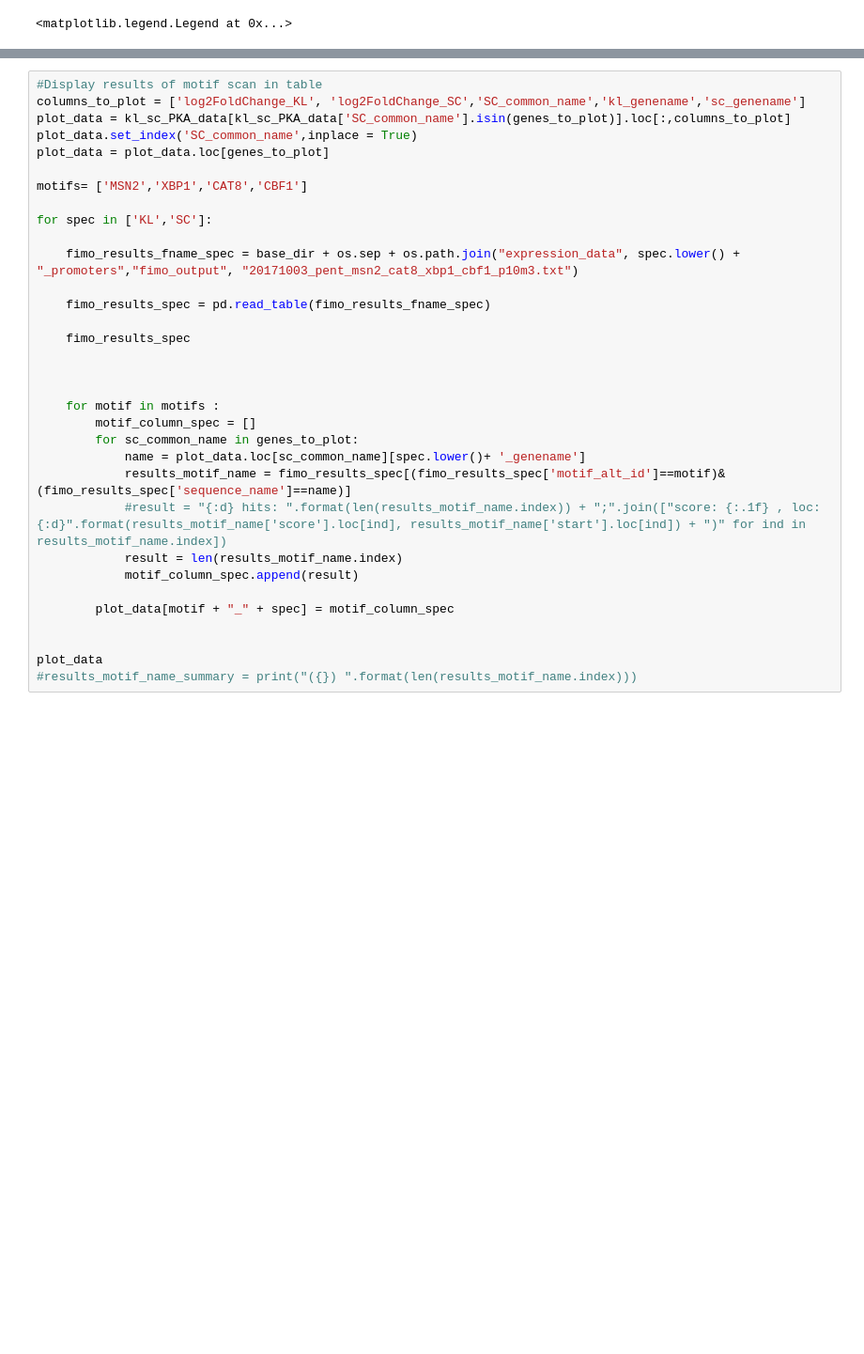
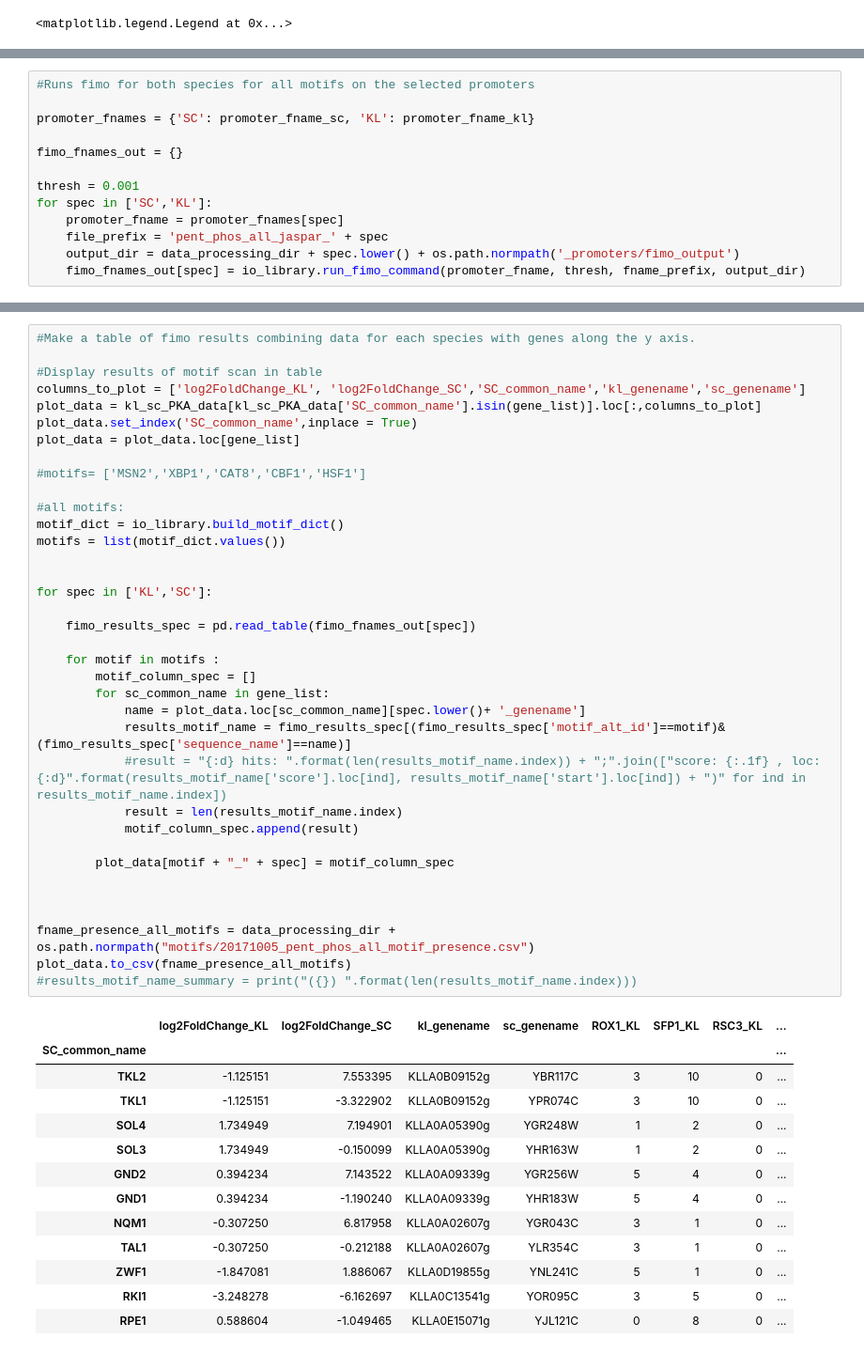
Before and after one commit to heineike02/yeast_esr_expression_analysis, a Jupyter notebook: scripts/20171004_scsigact_analysis.ipynb, the cells around one changed output, grey strips where cells are left out. Shown at 94% size. Cells and saved outputs as stored; diff of their text form; blank space fills up the shorter version.

```diff
--- a/scripts/20171004_scsigact_analysis.ipynb
+++ b/scripts/20171004_scsigact_analysis.ipynb
@@ -251,0 +249,13 @@ with open(fname,'w') as f:
+# %%
+#Runs fimo for both species for all motifs on the selected promoters
+
+promoter_fnames = {'SC': promoter_fname_sc, 'KL': promoter_fname_kl}
+
+fimo_fnames_out = {}
+
+thresh = 0.001
+for spec in ['SC','KL']:
+    promoter_fname = promoter_fnames[spec]
+    file_prefix = 'pent_phos_all_jaspar_' + spec
+    output_dir = data_processing_dir + spec.lower() + os.path.normpath('_promoters/fimo_output')
+    fimo_fnames_out[spec] = io_library.run_fimo_command(promoter_fname, thresh, fname_prefix, output_dir)
@@ -252,33 +289,50 @@ with open(fname,'w') as f:
 # %%
+#Make a table of fimo results combining data for each species with genes along the y axis.
+
 #Display results of motif scan in table
 columns_to_plot = ['log2FoldChange_KL', 'log2FoldChange_SC','SC_common_name','kl_genename','sc_genename']
-plot_data = kl_sc_PKA_data[kl_sc_PKA_data['SC_common_name'].isin(genes_to_plot)].loc[:,columns_to_plot]
+plot_data = kl_sc_PKA_data[kl_sc_PKA_data['SC_common_name'].isin(gene_list)].loc[:,columns_to_plot]
 plot_data.set_index('SC_common_name',inplace = True)
-plot_data = plot_data.loc[genes_to_plot]
+plot_data = plot_data.loc[gene_list]
 
-motifs= ['MSN2','XBP1','CAT8','CBF1']
+#motifs= ['MSN2','XBP1','CAT8','CBF1','HSF1']
+
+#all motifs:
+motif_dict = io_library.build_motif_dict()
+motifs = list(motif_dict.values())
+
 
 for spec in ['KL','SC']:
 
-    fimo_results_fname_spec = base_dir + os.sep + os.path.join("expression_data", spec.lower() + "_promoters","fimo_output", "20171003_pent_msn2_cat8_xbp1_cbf1_p10m3.txt")
-
-    fimo_results_spec = pd.read_table(fimo_results_fname_spec)
-
-    fimo_results_spec
-
-
+    fimo_results_spec = pd.read_table(fimo_fnames_out[spec])
 
     for motif in motifs :
         motif_column_spec = []
-        for sc_common_name in genes_to_plot:
+        for sc_common_name in gene_list:
             name = plot_data.loc[sc_common_name][spec.lower()+ '_genename']
             results_motif_name = fimo_results_spec[(fimo_results_spec['motif_alt_id']==motif)&(fimo_results_spec['sequence_name']==name)]
             #result = "{:d} hits: ".format(len(results_motif_name.index)) + ";".join(["score: {:.1f} , loc: {:d}".format(results_motif_name['score'].loc[ind], results_motif_name['start'].loc[ind]) + ")" for ind in results_motif_name.index])
             result = len(results_motif_name.index)
             motif_column_spec.append(result)
 
         plot_data[motif + "_" + spec] = motif_column_spec
 
 
-plot_data
+
+fname_presence_all_motifs = data_processing_dir + os.path.normpath("motifs/20171005_pent_phos_all_motif_presence.csv")
+plot_data.to_csv(fname_presence_all_motifs)
 #results_motif_name_summary = print("({}) ".format(len(results_motif_name.index)))
+# %% [output]
+|  | log2FoldChange_KL | log2FoldChange_SC | kl_genename | sc_genename | ROX1_KL | SFP1_KL | RSC3_KL | ... |
+| SC_common_name |  |  |  |  |  |  |  | ... |
+| TKL2 | -1.125151 | 7.553395 | KLLA0B09152g | YBR117C | 3 | 10 | 0 | ... |
+| TKL1 | -1.125151 | -3.322902 | KLLA0B09152g | YPR074C | 3 | 10 | 0 | ... |
+| SOL4 | 1.734949 | 7.194901 | KLLA0A05390g | YGR248W | 1 | 2 | 0 | ... |
+| SOL3 | 1.734949 | -0.150099 | KLLA0A05390g | YHR163W | 1 | 2 | 0 | ... |
+| GND2 | 0.394234 | 7.143522 | KLLA0A09339g | YGR256W | 5 | 4 | 0 | ... |
+| GND1 | 0.394234 | -1.190240 | KLLA0A09339g | YHR183W | 5 | 4 | 0 | ... |
+| NQM1 | -0.307250 | 6.817958 | KLLA0A02607g | YGR043C | 3 | 1 | 0 | ... |
+| TAL1 | -0.307250 | -0.212188 | KLLA0A02607g | YLR354C | 3 | 1 | 0 | ... |
+| ZWF1 | -1.847081 | 1.886067 | KLLA0D19855g | YNL241C | 5 | 1 | 0 | ... |
+| RKI1 | -3.248278 | -6.162697 | KLLA0C13541g | YOR095C | 3 | 5 | 0 | ... |
+| RPE1 | 0.588604 | -1.049465 | KLLA0E15071g | YJL121C | 0 | 8 | 0 | ... |
```
Also changed, not shown: parts of 16 cells of this notebook, 2 other files.
